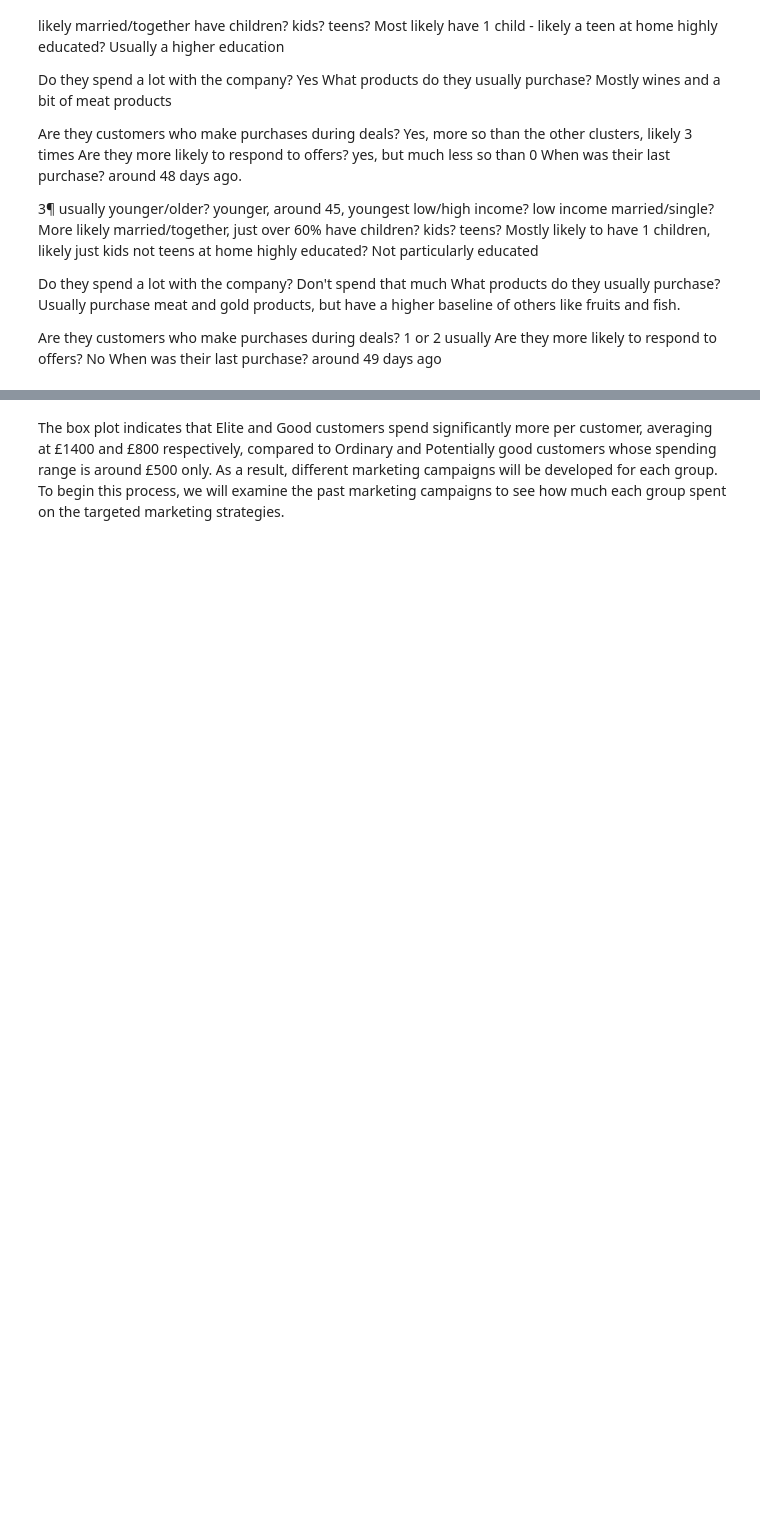
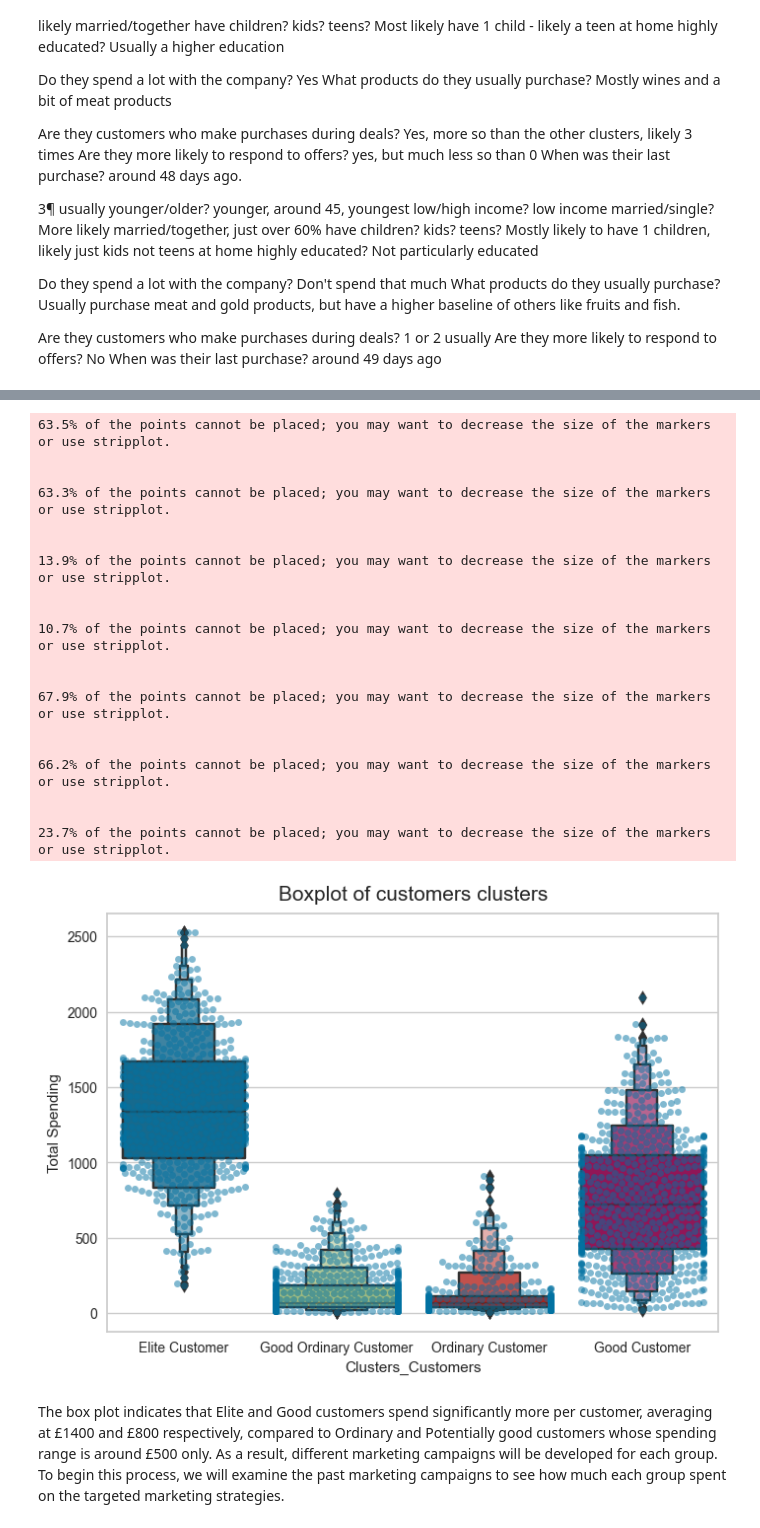
Before and after one commit to ImaneMdn/customer-personality-analysis-EDA-ML, a Jupyter notebook: analysis.ipynb, the cells around one changed output, grey strips where cells are left out. Cells and saved outputs as stored; diff of their text form; code cells hidden in the pictures; blank space fills up the shorter version.

```diff
--- a/analysis.ipynb
+++ b/analysis.ipynb
@@ -955,8 +958,29 @@ plt.show()
 # %%
 plt.figure()
-pl=sns.swarmplot(x=df["Clusters_Customers"], y=df["Spent"], color= "gray", alpha=0.5 )
-pl=sns.boxenplot(x=df["Clusters_Customers"], y=df["Spent"], palette=pal)
+pl=sns.swarmplot(x=df["Clusters_Customers"], y=df["Total Spending"], alpha=0.5 )
+pl=sns.boxenplot(x=df["Clusters_Customers"], y=df["Total Spending"])
 pl.set_title("Boxplot of customers clusters", pad=10, size=15)
 plt.show()
+# %% [output]
+63.5% of the points cannot be placed; you may want to decrease the size of the markers or use stripplot.
+
+
+63.3% of the points cannot be placed; you may want to decrease the size of the markers or use stripplot.
+
+
+13.9% of the points cannot be placed; you may want to decrease the size of the markers or use stripplot.
+
+
+10.7% of the points cannot be placed; you may want to decrease the size of the markers or use stripplot.
+
+
+67.9% of the points cannot be placed; you may want to decrease the size of the markers or use stripplot.
+
+
+66.2% of the points cannot be placed; you may want to decrease the size of the markers or use stripplot.
+
+
+23.7% of the points cannot be placed; you may want to decrease the size of the markers or use stripplot.
+[figure, added]
 # %% [markdown]
 The box plot indicates that Elite and Good customers spend significantly more per customer, averaging at £1400 and £800 respectively, compared to Ordinary and Potentially good customers whose spending range is around £500 only. As a result, different marketing campaigns will be developed for each group. To begin this process, we will examine the past marketing campaigns to see how much each group spent on the targeted marketing strategies.
```
Also changed, not shown: parts of 2 cells of this notebook.
